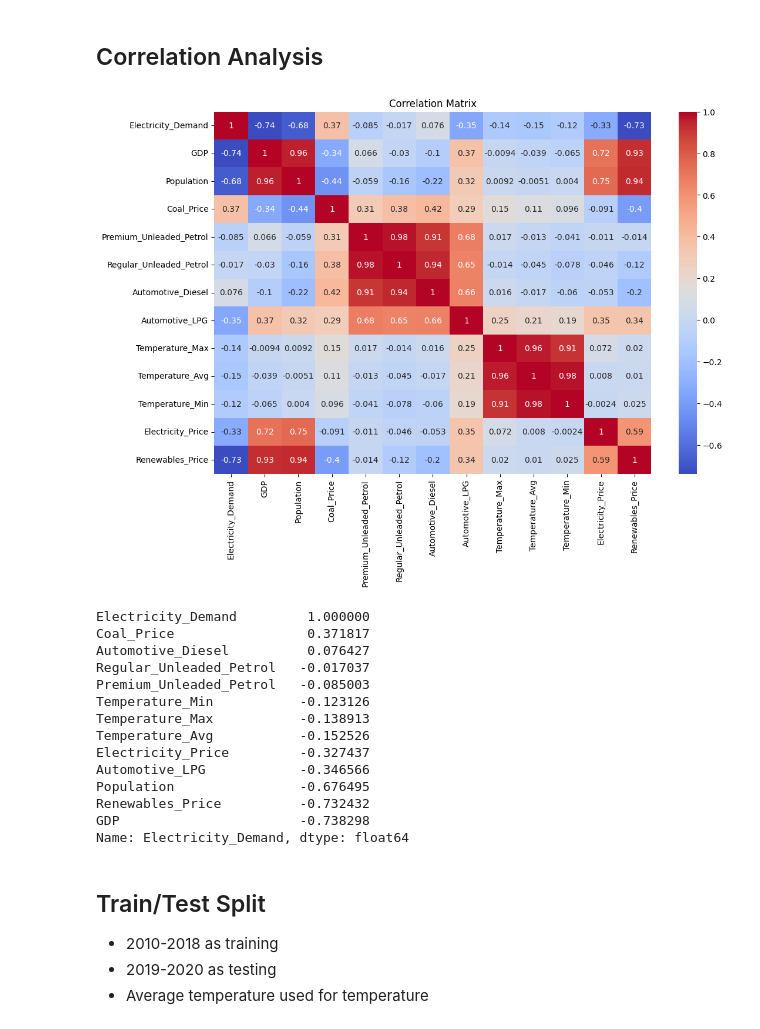
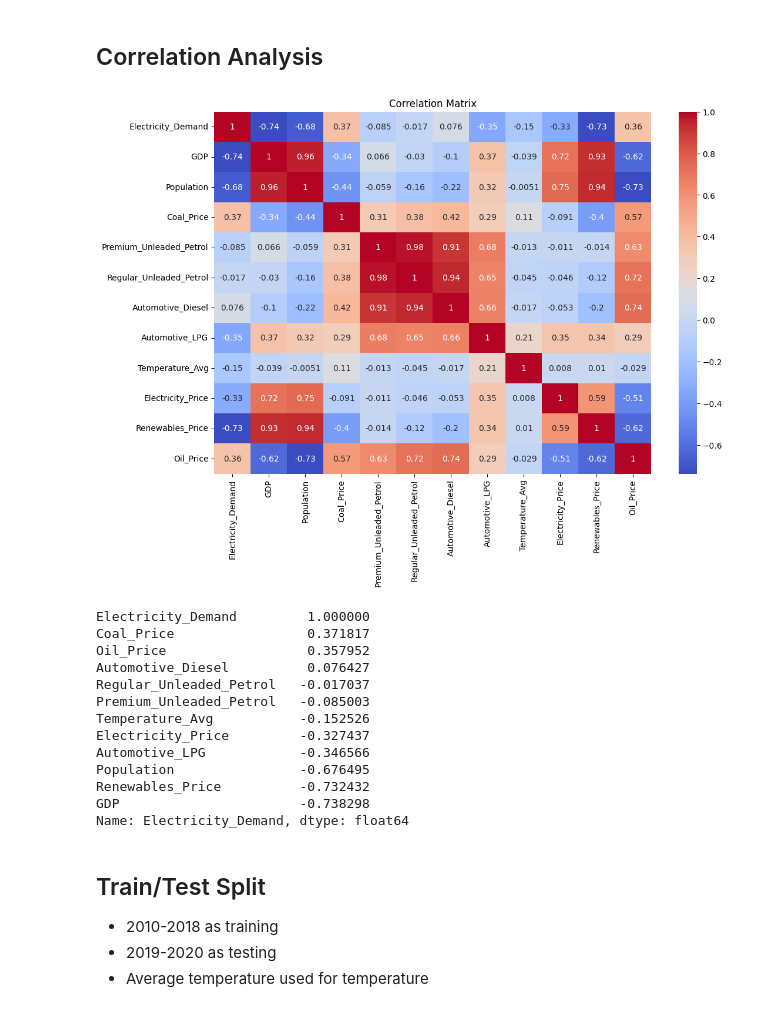
Before and after one commit to z5113296/ZZSC9020-Group-M, a Jupyter notebook: Modelling.ipynb, the cells around one changed output. Cells and saved outputs as stored; diff of their text form; code cells hidden in the pictures.

```diff
--- a/Modelling.ipynb
+++ b/Modelling.ipynb
@@ -37,7 +39,8 @@ df= df.rename(columns={
      'Temperature(avg)':"Temperature_Avg",
      'Temperature(min)':"Temperature_Min",
      'electricity_price':"Electricity_Price",
-     'renewable_energy':"Renewables_Price"
+     'renewable_energy':"Renewables_Price",
+     'oil_price':"Oil_Price"
 })
 df.columns.tolist()
 
@@ -59,31 +62,30 @@ df.head()
 # %%
 # Setting 'Time_Period' as index
 df.set_index('Time_Period', inplace=True)
 
 # Exclude Year and Quarter columns from correlation analysis
-df_analysis = df.drop(columns=['Year', 'Quarter'], errors='ignore')
+df_analysis = df.drop(columns=['Year', 'Quarter', 'Temperature_Max','Temperature_Min'], errors='ignore')
 
 # Calculate correlation matrix
 corr_matrix = df_analysis.corr()
 
 # Plot
 plt.figure(figsize=(12, 8))
 sns.heatmap(corr_matrix, annot=True, cmap='coolwarm')
 plt.title('Correlation Matrix')
 plt.show()
 
 # Display correlation values with Electricity_Demand specifically
 electricity_demand_correlation = corr_matrix['Electricity_Demand'].sort_values(ascending=False)
 print(electricity_demand_correlation)
 # %% [output]
-[figure, old version]
+[figure, new version]
 Electricity_Demand         1.000000
 Coal_Price                 0.371817
+Oil_Price                  0.357952
 Automotive_Diesel          0.076427
 Regular_Unleaded_Petrol   -0.017037
 Premium_Unleaded_Petrol   -0.085003
-Temperature_Min           -0.123126
-Temperature_Max           -0.138913
 Temperature_Avg           -0.152526
 Electricity_Price         -0.327437
 Automotive_LPG            -0.346566
```
Also changed, not shown: parts of 5 cells of this notebook.
